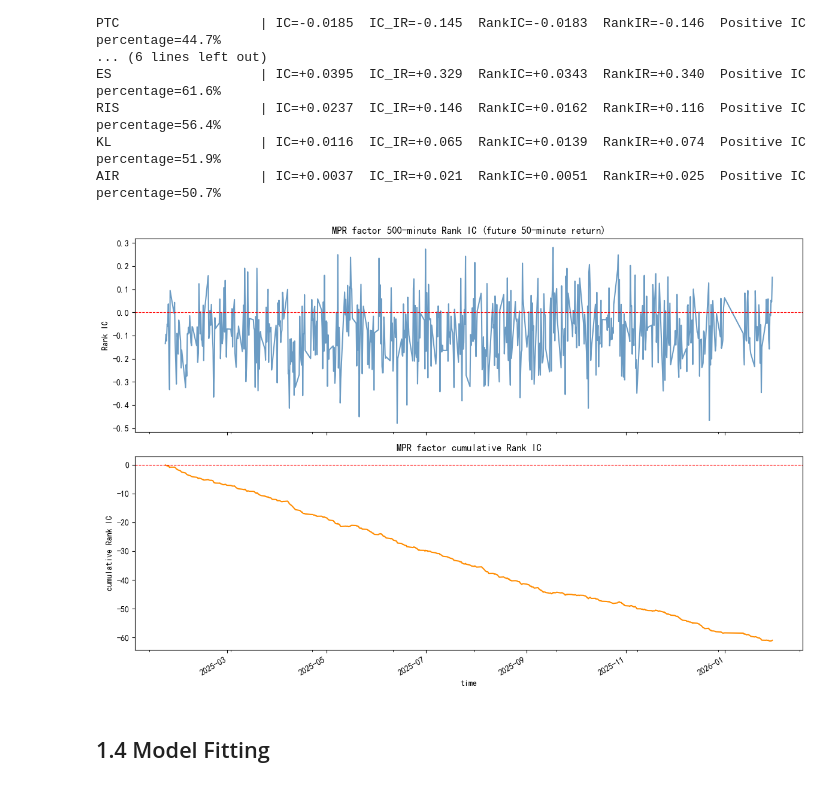
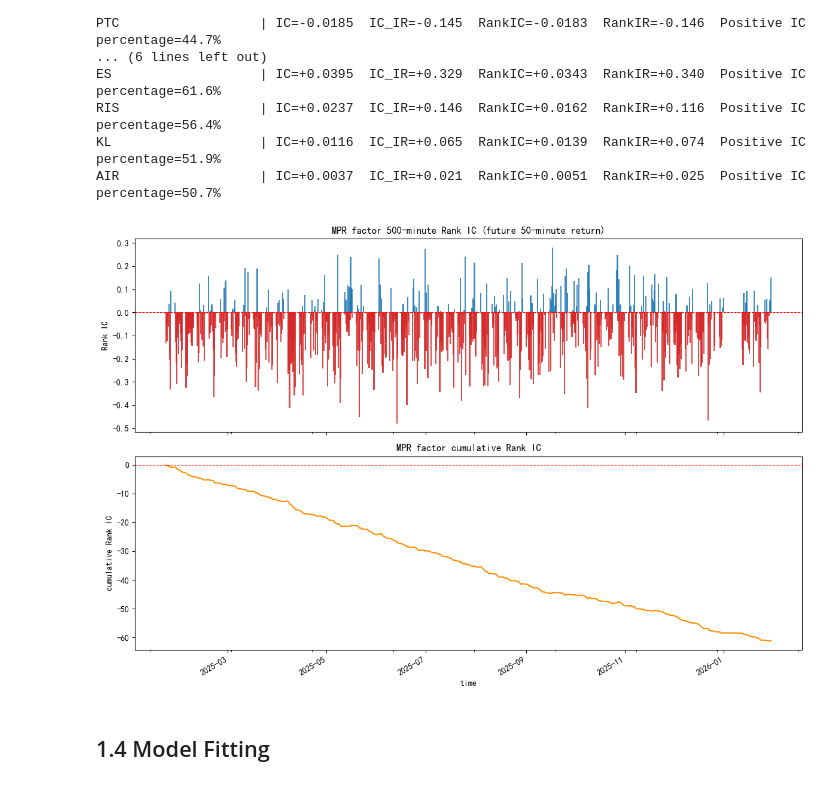
Before and after one commit to StochastiMo/Project-046, a Jupyter notebook: Quantitative strategy.ipynb, the cells around one changed output. Drawn from its saved outputs; the diff is of its cells as text; code cells hidden in the pictures.

```diff
--- a/Quantitative strategy.ipynb
+++ b/Quantitative strategy.ipynb
@@ -538,26 +538,27 @@ AIR                  | IC=+0.0037  IC_IR=+0.021  RankIC=+0.0051  RankIR=+0.025
 # %%
 # ──────────────────────────────────────────────────────────────────
 # MPR factor's Rank IC and cumulative value
 # ──────────────────────────────────────────────────────────────────
 ic_mpr_50min = compute_ic_series(xag, 'MPR', 'ret_50m', period)
 
+colors = ['#d62728' if v < 0 else '#1f77b4' for v in ic_mpr_50min['RankIC']]
 fig, axes = plt.subplots(2, 1, figsize=(12, 8), sharex=True)
 
-ic_mpr_50min['RankIC'].plot(ax=axes[0], color='steelblue', alpha=0.8)
+axes[0].bar(ic_mpr_50min.index, ic_mpr_50min['RankIC'], width=0.8, color=colors, alpha=0.85)
 axes[0].axhline(0, color='red', lw=0.8, ls='--')
 axes[0].set_title(f'MPR factor {period}-minute Rank IC (future 50-minute return)')
 axes[0].set_ylabel('Rank IC')
 
 ic_mpr_50min['RankIC'].cumsum().plot(ax=axes[1], color='darkorange')
 axes[1].axhline(0, color='red', lw=0.8, ls='--')
 axes[1].set_title('MPR factor cumulative Rank IC')
 axes[1].set_ylabel('cumulative Rank IC')
 axes[1].set_xlabel('time')
 
 plt.tight_layout()
 plt.show()
 # %% [output]
-[figure, old version]
+[figure, new version]
 # %% [markdown]
 ## 1.4 Model Fitting
 # %% [markdown]
```
Also changed, not shown: parts of 22 cells of this notebook.
